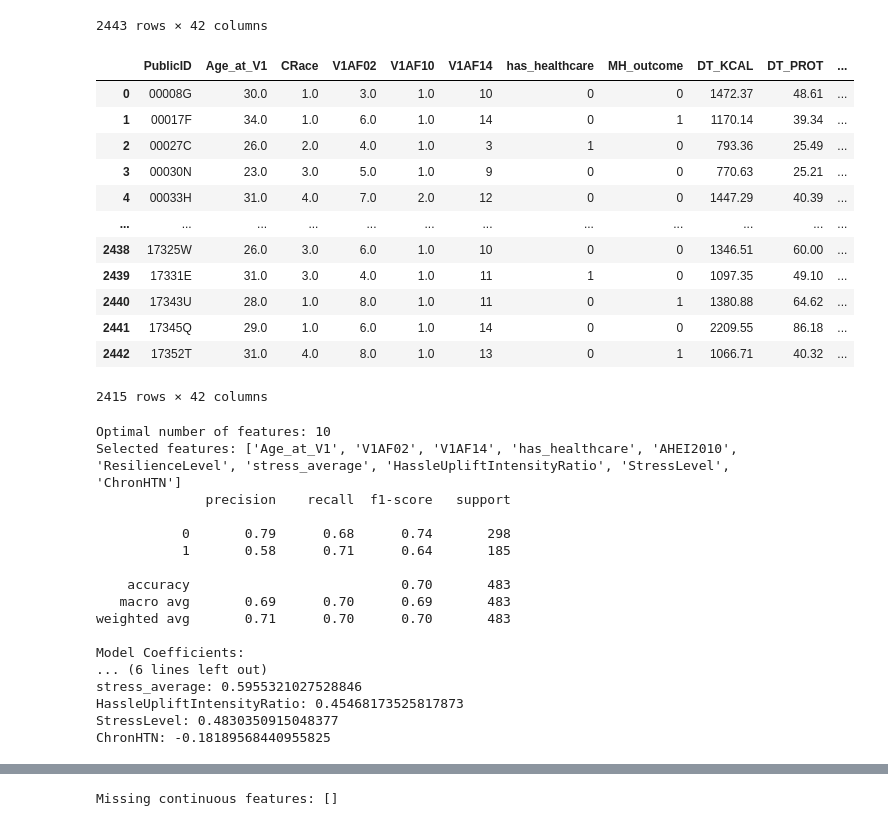
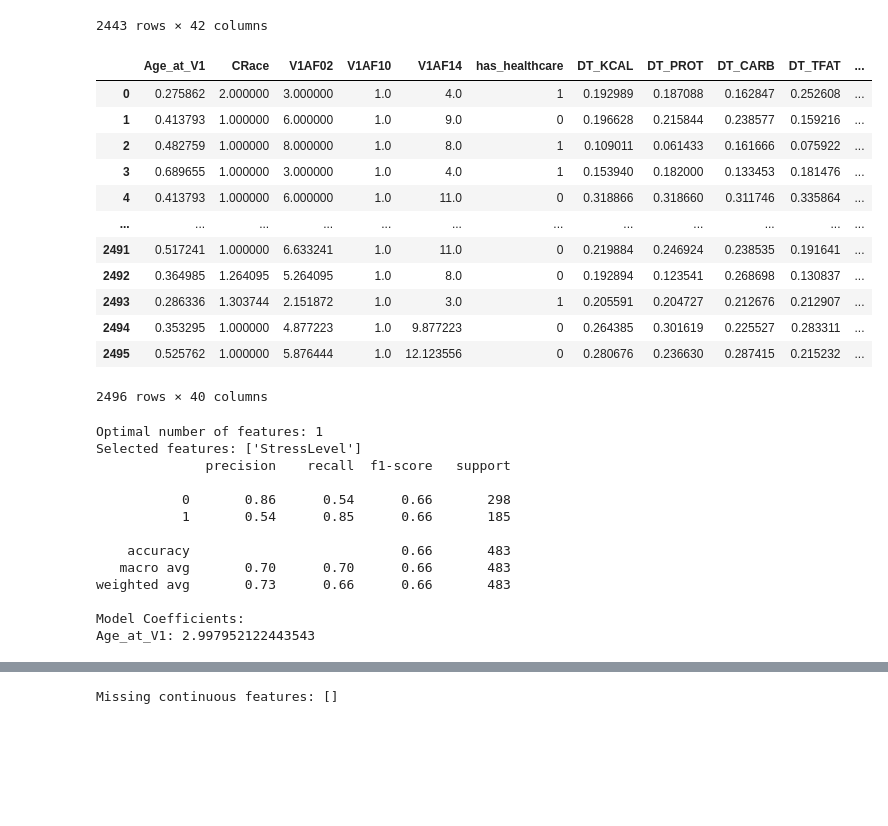
Before and after one commit to hetanshee/nuMoM2b, a Jupyter notebook: src/Mother_demo.ipynb, the cells around one changed output, grey strips where cells are left out. Drawn from its saved outputs; the diff is of its cells as text; code cells hidden in the pictures; blank space fills up the shorter version.

```diff
--- a/src/Mother_demo.ipynb
+++ b/src/Mother_demo.ipynb
@@ -256,22 +256,21 @@ for col in cols_with_M:
     df[col] = pd.to_numeric(df[col], errors='coerce')
     df.dropna(subset=[col],inplace=True)
 # %%
-# X_train_smote
-df
+X_train_smote
 # %% [output]
-|  | PublicID | Age_at_V1 | CRace | V1AF02 | V1AF10 | V1AF14 | has_healthcare | MH_outcome | DT_KCAL | DT_PROT | ... |
-| 0 | 00008G | 30.0 | 1.0 | 3.0 | 1.0 | 10 | 0 | 0 | 1472.37 | 48.61 | ... |
-| 1 | 00017F | 34.0 | 1.0 | 6.0 | 1.0 | 14 | 0 | 1 | 1170.14 | 39.34 | ... |
-| 2 | 00027C | 26.0 | 2.0 | 4.0 | 1.0 | 3 | 1 | 0 | 793.36 | 25.49 | ... |
-| 3 | 00030N | 23.0 | 3.0 | 5.0 | 1.0 | 9 | 0 | 0 | 770.63 | 25.21 | ... |
-| 4 | 00033H | 31.0 | 4.0 | 7.0 | 2.0 | 12 | 0 | 0 | 1447.29 | 40.39 | ... |
+|  | Age_at_V1 | CRace | V1AF02 | V1AF10 | V1AF14 | has_healthcare | DT_KCAL | DT_PROT | DT_CARB | DT_TFAT | ... |
+| 0 | 0.275862 | 2.000000 | 3.000000 | 1.0 | 4.0 | 1 | 0.192989 | 0.187088 | 0.162847 | 0.252608 | ... |
+| 1 | 0.413793 | 1.000000 | 6.000000 | 1.0 | 9.0 | 0 | 0.196628 | 0.215844 | 0.238577 | 0.159216 | ... |
+| 2 | 0.482759 | 1.000000 | 8.000000 | 1.0 | 8.0 | 1 | 0.109011 | 0.061433 | 0.161666 | 0.075922 | ... |
+| 3 | 0.689655 | 1.000000 | 3.000000 | 1.0 | 4.0 | 1 | 0.153940 | 0.182000 | 0.133453 | 0.181476 | ... |
+| 4 | 0.413793 | 1.000000 | 6.000000 | 1.0 | 11.0 | 0 | 0.318866 | 0.318660 | 0.311746 | 0.335864 | ... |
 | ... | ... | ... | ... | ... | ... | ... | ... | ... | ... | ... | ... |
-| 2438 | 17325W | 26.0 | 3.0 | 6.0 | 1.0 | 10 | 0 | 0 | 1346.51 | 60.00 | ... |
-| 2439 | 17331E | 31.0 | 3.0 | 4.0 | 1.0 | 11 | 1 | 0 | 1097.35 | 49.10 | ... |
-| 2440 | 17343U | 28.0 | 1.0 | 8.0 | 1.0 | 11 | 0 | 1 | 1380.88 | 64.62 | ... |
-| 2441 | 17345Q | 29.0 | 1.0 | 6.0 | 1.0 | 14 | 0 | 0 | 2209.55 | 86.18 | ... |
-| 2442 | 17352T | 31.0 | 4.0 | 8.0 | 1.0 | 13 | 0 | 1 | 1066.71 | 40.32 | ... |
+| 2491 | 0.517241 | 1.000000 | 6.633241 | 1.0 | 11.0 | 0 | 0.219884 | 0.246924 | 0.238535 | 0.191641 | ... |
+| 2492 | 0.364985 | 1.264095 | 5.264095 | 1.0 | 8.0 | 0 | 0.192894 | 0.123541 | 0.268698 | 0.130837 | ... |
+| 2493 | 0.286336 | 1.303744 | 2.151872 | 1.0 | 3.0 | 1 | 0.205591 | 0.204727 | 0.212676 | 0.212907 | ... |
+| 2494 | 0.353295 | 1.000000 | 4.877223 | 1.0 | 9.877223 | 0 | 0.264385 | 0.301619 | 0.225527 | 0.283311 | ... |
+| 2495 | 0.525762 | 1.000000 | 5.876444 | 1.0 | 12.123556 | 0 | 0.280676 | 0.236630 | 0.287415 | 0.215232 | ... |
-2415 rows × 42 columns
+2496 rows × 40 columns
 # %%
 categorical_features = ['CRace','V1AF14','V1AF10','V1AF02','PRENATALAMOUNT']
 continuous_features = ['Age_at_V1', 'DT_KCAL', 'DT_PROT', 'DT_CARB', 'DT_TFAT', 'DT_ALCO','DT_CAFFN','VITD_MCG','TOTAL_CHOLINE','DT_FOLAC','DT_SUG_T','DT_FIBE','DT_CHOL','DT_SFAT','DT_MFAT','DT_PFAT','DT_CALC','DT_IRON','DT_SODI','DT_VITC','DT_THIA','DT_RIBO','DT_VITB6','DT_VB12','DT_TOTN3','AHEI2010','V2AJ01a2']
@@ -307,17 +304,17 @@ X_train_smote = pd.DataFrame(X_train_smote, columns=X_train.columns)
 X_test = pd.DataFrame(X_test, columns=X_train.columns)
 
 # Initialize the logistic regression model and feature selector
-model = LogisticRegression(solver='liblinear',penalty ='l2',C=0.01,max_iter=1000)
-selector = RFECV(estimator=model, step=1, cv=StratifiedKFold(5), scoring='f1', min_features_to_select=10)
+model = LogisticRegression(solver='liblinear',penalty ='l2',max_iter=500)
+selector = RFECV(estimator=model, step=1, cv=StratifiedKFold(5), scoring='recall')
 selector.fit(X_train_smote, y_train_smote)
 
 # mean_test_scores = selector.cv_results_['mean_test_score']
 
 # The optimal number of features is determined by RFECV
-selected_features = X_train_smote.columns[selector.support_]
+optimal_features = X_train_smote.columns[selector.support_]
 
 print(f"Optimal number of features: {selector.n_features_}")
-print(f"Selected features: {selected_features.tolist()}")
+print(f"Selected features: {optimal_features.tolist()}")
 
 # To proceed with logistic regression using the selected features:
 model.fit(X_train_smote.loc[:, selector.support_], y_train_smote)
@@ -328,23 +325,19 @@ print(classification_report(y_test, y_pred))
 
 # Print the model coefficients
 print("Model Coefficients:")
-for feature, coef in zip(selected_features, model.coef_[0]):
+for feature, coef in zip(X_train.columns, model.coef_[0]):
     print(f"{feature}: {coef}")
 # %% [output]
-Optimal number of features: 10
-Selected features: ['Age_at_V1', 'V1AF02', 'V1AF14', 'has_healthcare', 'AHEI2010', 'ResilienceLevel', 'stress_average', 'HassleUpliftIntensityRatio', 'StressLevel', 'ChronHTN']
+Optimal number of features: 1
+Selected features: ['StressLevel']
               precision    recall  f1-score   support
 
-           0       0.79      0.68      0.74       298
-           1       0.58      0.71      0.64       185
+           0       0.86      0.54      0.66       298
+           1       0.54      0.85      0.66       185
 
-    accuracy                           0.70       483
-   macro avg       0.69      0.70      0.69       483
-weighted avg       0.71      0.70      0.70       483
+    accuracy                           0.66       483
+   macro avg       0.70      0.70      0.66       483
+weighted avg       0.73      0.66      0.66       483
 
 Model Coefficients:
-... (6 lines left out)
-stress_average: 0.5955321027528846
-HassleUpliftIntensityRatio: 0.45468173525817873
-StressLevel: 0.4830350915048377
-ChronHTN: -0.18189568440955825
+Age_at_V1: 2.997952122443543
```
Also changed, not shown: parts of 21 cells of this notebook, 6 other files.
